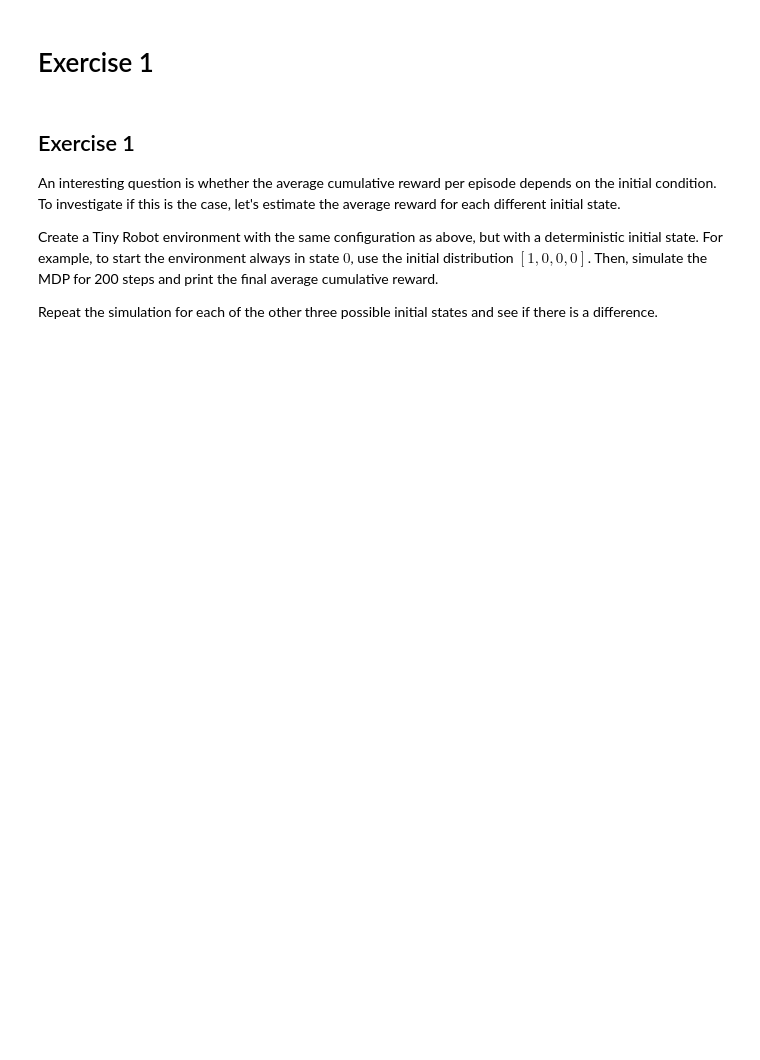
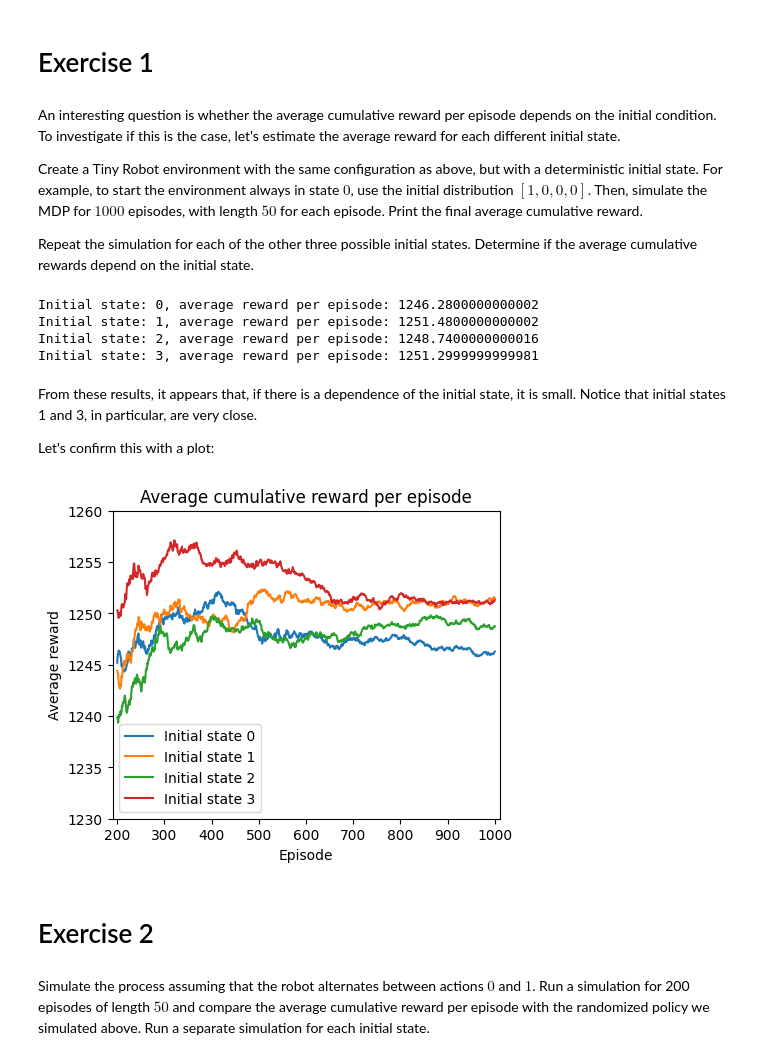
Before and after one commit to lfmartins/introduction-to-mdp-and-rl, a Jupyter notebook: exercise-solutions/agents-and-environments-solutions.ipynb, the cells around one changed output. Saved outputs shown, nothing was run; the diff lists cells and outputs as text; code cells hidden in the pictures; blank space fills up the shorter version.

Commit message:
Added solutions to exercises for agents-and-environments

```diff
--- a/exercise-solutions/agents-and-environments-solutions.ipynb
+++ b/exercise-solutions/agents-and-environments-solutions.ipynb
@@ -78,10 +102,8 @@ class MDPEnvironment(object):
 # %% [markdown]
 # Exercise 1
 # %% [markdown]
-## Exercise 1
-
 An interesting question is whether the average cumulative reward per episode depends on the initial condition. To investigate if this is the case, let's estimate the average reward for each different initial state.
 
-Create a Tiny Robot environment with the same configuration as above, but with a deterministic initial state. For example, to start the environment always in state $0$, use the initial distribution $[1, 0, 0, 0]$. Then, simulate the MDP for 200 steps and print the final average cumulative reward.
+Create a Tiny Robot environment with the same configuration as above, but with a deterministic initial state. For example, to start the environment always in state $0$, use the initial distribution $[1, 0, 0, 0]$. Then, simulate the MDP for $1000$ episodes, with length $50$ for each episode. Print the final average cumulative reward.
 
-Repeat the simulation for each of the other three possible initial states and see if there is a difference.
+Repeat the simulation for each of the other three possible initial states. Determine if the average cumulative rewards depend on the initial state.
@@ -115,0 +110,58 @@ tr_env = MDPEnvironment(tprobs, rewards, init_distr, seed=77)
+# %%
+rng = np.random.default_rng(seed=42)
+seeds = [31, 77, 12, 5]
+num_steps = 50
+num_episodes = 1000
+avg_rewards = np.zeros((4, num_episodes + 1))
+
+for init_state in range(4):
+    # Define initial state distribution
+    init_distr = np.zeros(4, dtype=np.float64)
+    init_distr[init_state] = 1.0
+
+    # Create the Tiny Robot Environment
+    tr_env = MDPEnvironment(tprobs, rewards, init_distr, seed=seeds[init_state])
+
+    # Simulate episodes
+    for n in range(num_episodes):
+        tr_env.reset()
+        cumulative_reward = 0.0
+
+        # Simulate one episode
+        for t in range(num_steps):
+            action = rng.integers(2)
+            tr_env.step(action)
+            cumulative_reward += tr_env.current_reward()
+
+        # Update average cumulative reward per episode
+        prev_reward = avg_rewards[init_state, n]
+        avg_rewards[init_state, n + 1] = prev_reward + 1 / (n + 1) * (cumulative_reward - prev_reward)
+
+    print(f'Initial state: {init_state}, average reward per episode: {avg_rewards[init_state, num_episodes]}')
+# %% [output]
+Initial state: 0, average reward per episode: 1246.2800000000002
+Initial state: 1, average reward per episode: 1251.4800000000002
+Initial state: 2, average reward per episode: 1248.7400000000016
+Initial state: 3, average reward per episode: 1251.2999999999981
+# %% [markdown]
+From these results, it appears that, if there is a dependence of the initial state, it is small.  Notice that initial states 1 and 3, in particular, are very close.
+
+Let's confirm this with a plot:
+# %%
+plt.figure(figsize=(5,4))
+episodes = range(num_episodes + 1)
+start_episode = 200
+for init_state in range(4):
+    plt.plot(episodes[start_episode:], avg_rewards[init_state, start_episode:], label=f'Initial state {init_state}')
+plt.title('Average cumulative reward per episode')
+plt.axis([start_episode - 10, avg_rewards.shape[1] + 10, 1230, 1260])
+plt.xlabel('Episode')
+plt.ylabel('Average reward')
+plt.legend()
+None
+# %% [output]
+[figure, added]
+# %% [markdown]
+# Exercise 2
+# %% [markdown]
+Simulate the process assuming that the robot alternates between actions $0$ and $1$. Run a simulation for 200 episodes of length $50$ and compare the average cumulative reward per episode with the randomized policy we simulated above. Run a separate simulation for each initial state.
```
Also changed, not shown: parts of 14 cells of this notebook, 1 other file.
